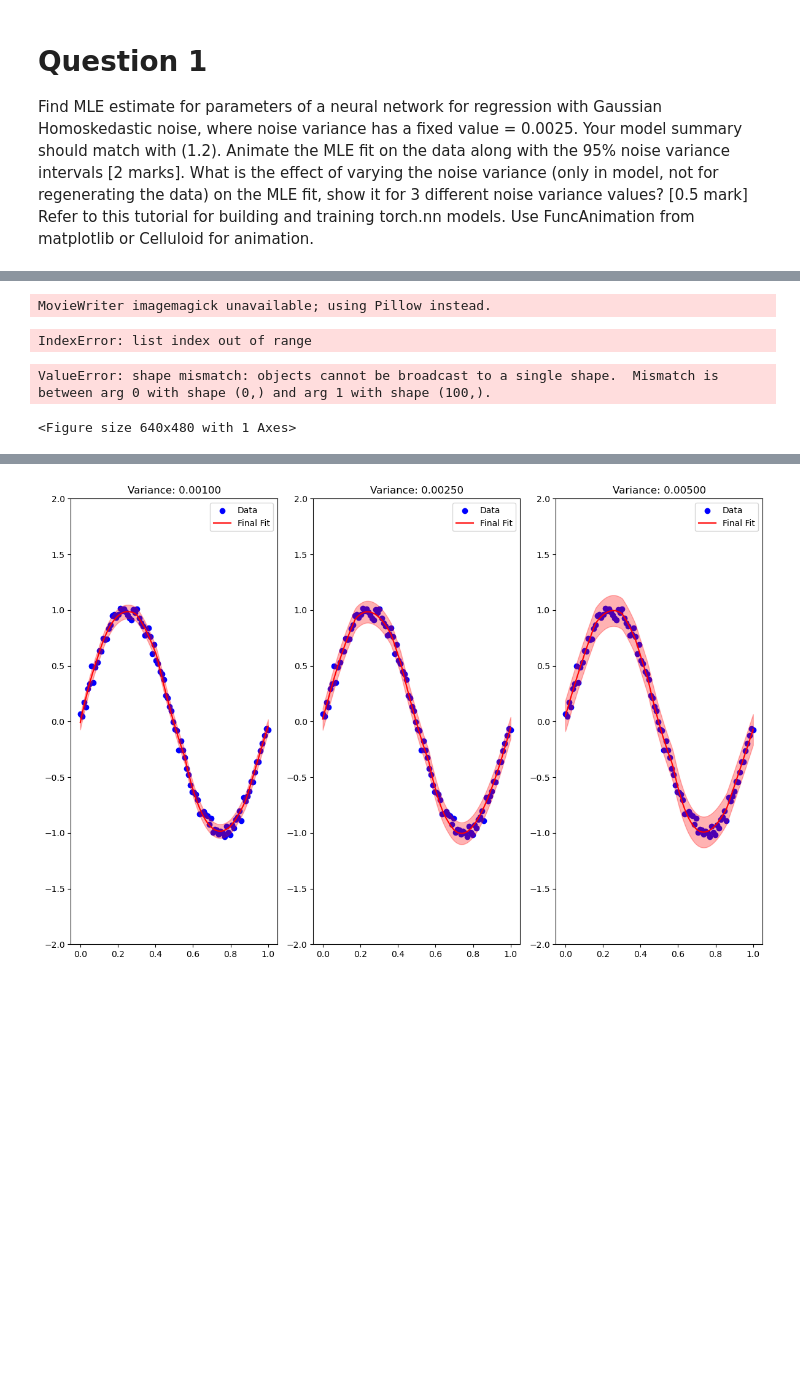
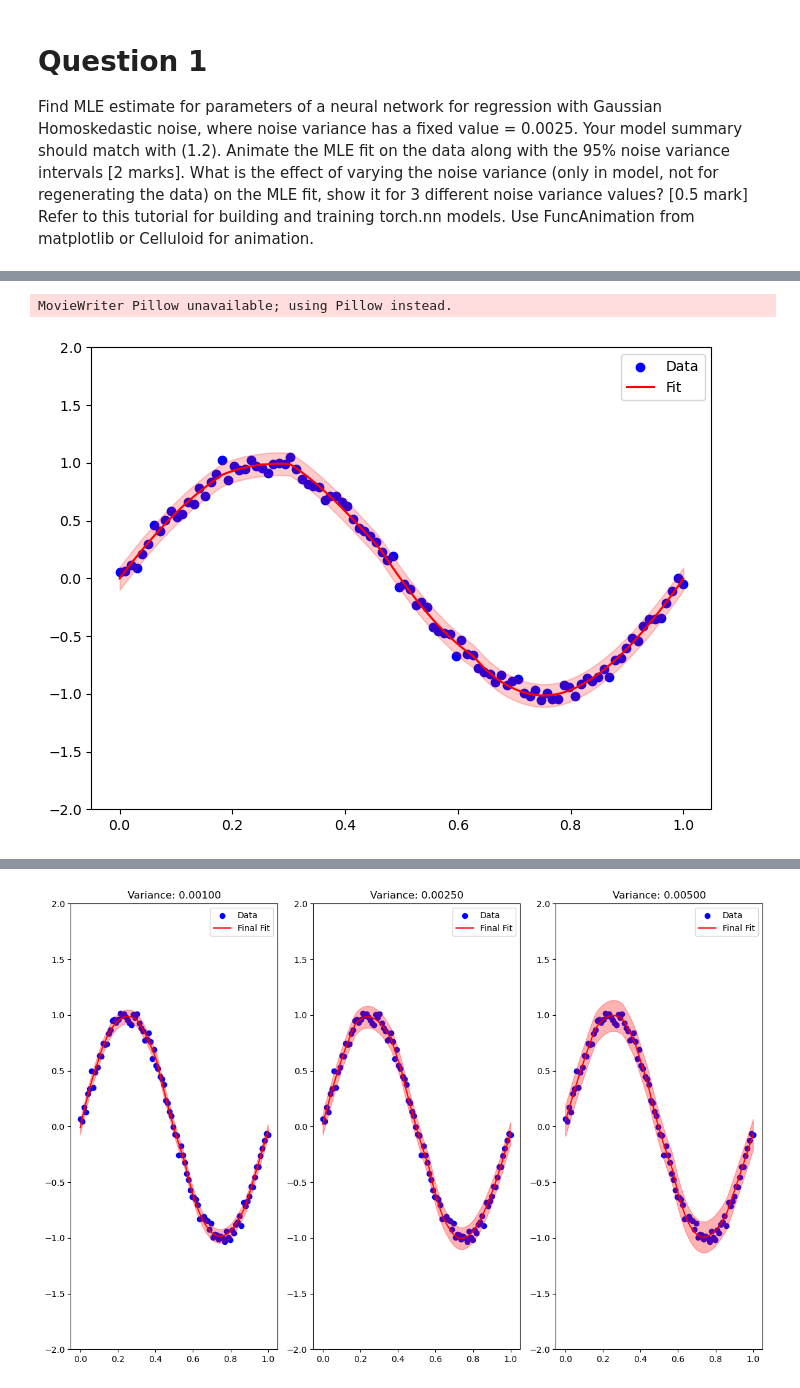
Before and after one commit to DhairyaShah981/pml-assignment2-dhairya-yeeshu, a Jupyter notebook: assignment-2.ipynb, the cells around one changed output, grey strips where cells are left out. Saved outputs shown, nothing was run; the diff lists cells and outputs as text; code cells hidden in the pictures; blank space fills up the shorter version.

Commit message:
animation added

```diff
--- a/assignment-2.ipynb
+++ b/assignment-2.ipynb
@@ -148,32 +110,40 @@ plt.show()
-# %%
-# Create a figure and axis for the animation
-fig, ax = plt.subplots()
-ax.scatter(X, y, color='blue', label='Data points')
-x_true = np.linspace(0, 1, 100)
-y_true = np.sin(2 * np.pi * x_true)
-ax.plot(x_true, y_true, color='green', label='True function')
-line_pred, = ax.plot([], [], color='red', label='Model prediction')
-ax.legend()
-
-# Initialize the animation plot elements
-scatter = ax.scatter(X, y, color='blue', label='Data points')
-line_pred.set_data([], [])
-ax.set_title("Epoch 0")
-ax.legend()
-
-# Define the update function for the animation
-def update(epoch):
-    y_pred = fit_snapshots[epoch]
-    line_pred.set_ydata(y_pred)
-    ax.set_title(f"Epoch {epoch+1}")
-    return scatter, line_pred
-
-# Create the animation using FuncAnimation
-animation = FuncAnimation(fig, update, frames=num_epochs, interval=50, blit=True)
-
-animation.save('animation.gif', writer='imagemagick', fps=30)
-# %% [output]
-MovieWriter imagemagick unavailable; using Pillow instead.
-IndexError: list index out of range
-ValueError: shape mismatch: objects cannot be broadcast to a single shape.  Mismatch is between arg 0 with shape (0,) and arg 1 with shape (100,).
-<Figure size 640x480 with 1 Axes>
+# %%
+# Plot the MLE fit using FuncAnimation
+
+# Create a figure and an axes
+fig = plt.figure(figsize=(8, 6))
+ax = plt.axes(xlim=(-0.05, 1.05), ylim=(-2, 2))
+# Plot the data
+ax.scatter(X, y, label='Data', color='blue')
+# Plot the initial fit
+line, = ax.plot(X, fit_snapshots[0], label='Fit', color='red')
+interval = ax.fill_between(X, fit_snapshots[0].squeeze() - 1.96 * np.sqrt(0.0025), fit_snapshots[0].squeeze() + 1.96 * np.sqrt(0.0025), color='red', alpha=0.2)
+# Add a legend
+ax.legend()
+
+# Define an initialization function
+def init():
+    line.set_data(X, fit_snapshots[num_epochs-1])
+    return line,
+
+# Define an animation step function
+def animate(i):
+    line.set_xdata(X)
+    line.set_ydata(fit_snapshots[i])
+
+    # update the 95% noise variance interval
+    global interval
+    interval.remove()  # Remove the previous interval
+    interval = ax.fill_between(X, fit_snapshots[i].squeeze() - 1.96 * np.sqrt(0.0025), fit_snapshots[i].squeeze() + 1.96 * np.sqrt(0.0025), color='red', alpha=0.2)
+    return line, interval
+    # return line,
+
+# Create the animation
+anim = FuncAnimation(fig, animate, init_func=init,
+                     frames=len(fit_snapshots), interval=20, blit=True)
+
+# save the animation as gif
+anim.save('animation.gif', writer='Pillow', fps=30)
+# %% [output]
+MovieWriter Pillow unavailable; using Pillow instead.
+[figure, added]
```
Also changed, not shown: parts of 6 cells of this notebook, 2 other files.
